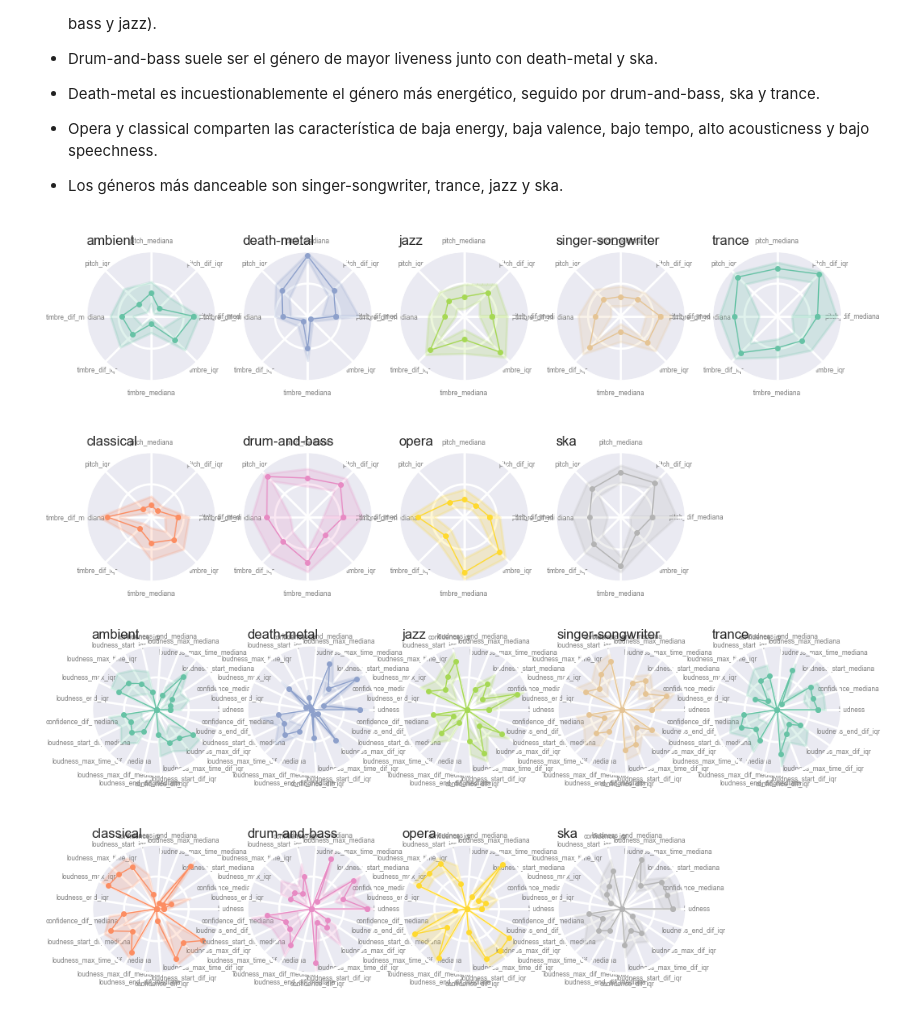
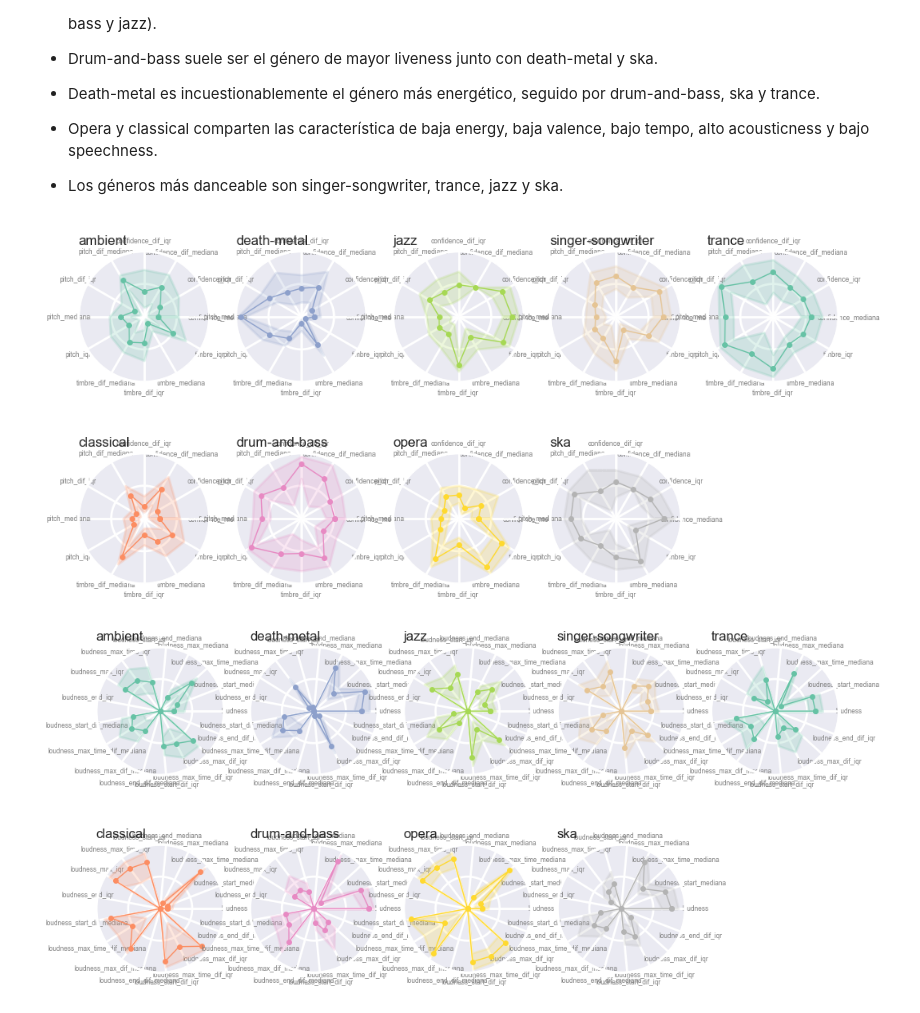
Before and after one commit to francotestori/dmctuba_01, a Jupyter notebook: preprocesamiento/02_descripcion.ipynb, the cells around one changed output. Drawn from its saved outputs; the diff is of its cells as text; code cells hidden in the pictures.

```diff
--- a/preprocesamiento/02_descripcion.ipynb
+++ b/preprocesamiento/02_descripcion.ipynb
@@ -174,37 +174,37 @@ Análisis de este gráfico
 * Los géneros más danceable son singer-songwriter, trance, jazz y ska.
 # %%
 df_num = df_merged_all
-cols = [c for c in df_num.columns if 'timbre' in c or 'pitch' in c]
+cols = [c for c in df_num.columns if 'timbre' in c or 'pitch' in c or 'confidence' in c]
 df_num=df_num[cols]
 df_num = df_num.rename(columns={col:col[3:] for col in df_num.columns})
 cols=df_num.columns
 
 
 normalized_stats_25=normalized_stats_25_[cols]
 normalized_stats_50=normalized_stats_50_[cols]
 normalized_stats_75=normalized_stats_75_[cols]
 
 rows=2
 my_palette = sns.color_palette("Set2")
 q = int(len(normalized_stats_25)/rows)+len(normalized_stats_25)%rows
 fig, axs = plt.subplots(rows, q, subplot_kw=dict(polar=True))
 
 for i in range(rows*q):
     if i<len(normalized_stats_25):
         plot_radar_chart_stats(normalized_stats_25.iloc[i],
                                normalized_stats_50.iloc[i],
                                normalized_stats_75.iloc[i],
                                my_palette[i%8],axs[i%rows, int(i/rows)])
     else:
         fig.delaxes(axs[i%rows, int(i/rows)])
 
 plt.savefig('radar_chart_characteristics_timbre_pitch.png',dpi=800, bbox_inches = 'tight', pad_inches = 0)
 plt.show()
 # %% [output]
-[figure, old version]
+[figure, new version]
 # %%
 df_num = df_merged_all
-cols = [c for c in df_num.columns if 'loudness' in c or 'confidence' in c]
+cols = [c for c in df_num.columns if 'loudness' in c]
 df_num=df_num[cols]
 df_num = df_num.rename(columns={col:col[3:] for col in df_num.columns})
 cols=df_num.columns
@@ -231,4 +231,4 @@ for i in range(rows*q):
 plt.savefig('radar_chart_characteristics_loudness.png',dpi=800, bbox_inches = 'tight', pad_inches = 0)
 plt.show()
 # %% [output]
-[figure, old version]
+[figure, new version]
```
Also changed, not shown: 2 other files.
